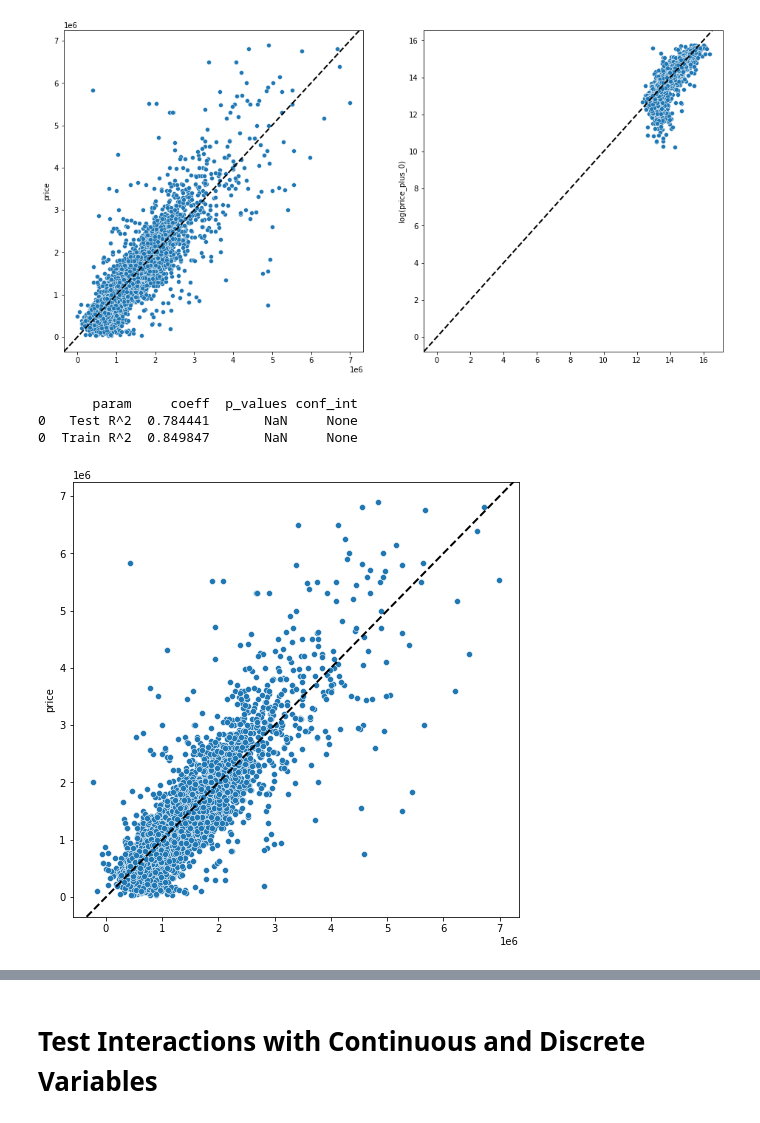
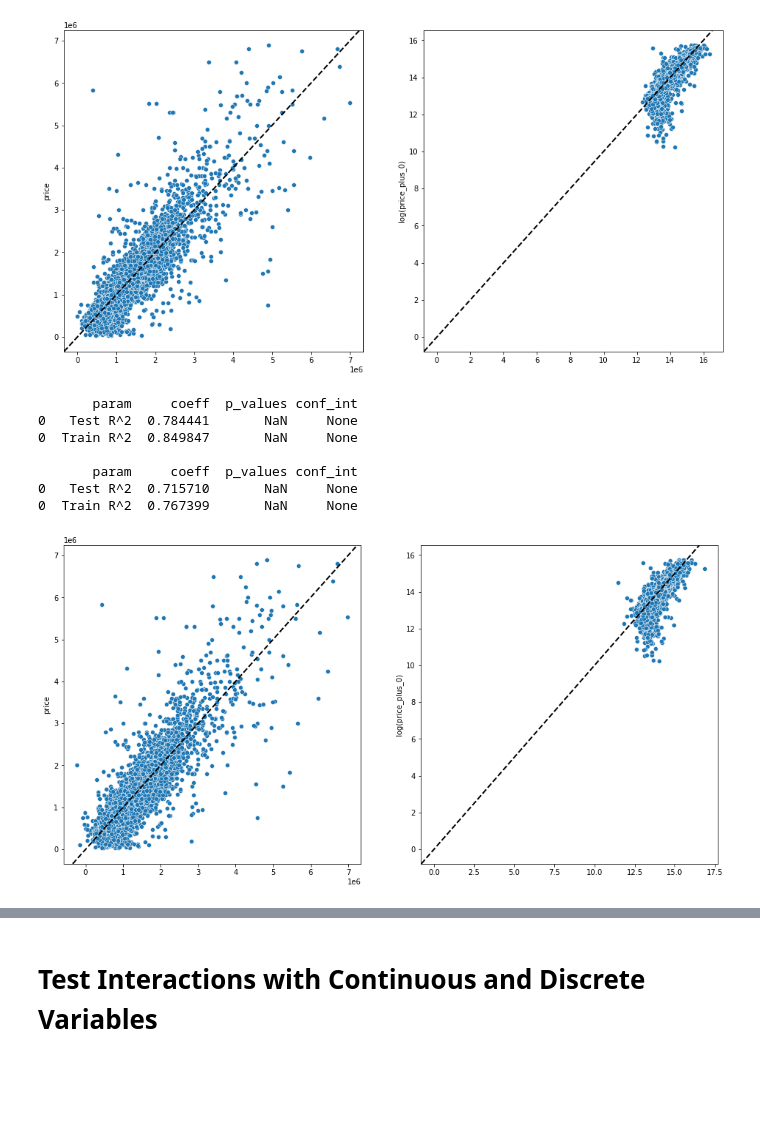
Before and after one commit to JoshuaGottlieb/King-County-Analysis, a Jupyter notebook: notebooks/Modeling.ipynb, the cells around one changed output, grey strips where cells are left out. Saved outputs shown, nothing was run; the diff lists cells and outputs as text; code cells hidden in the pictures; blank space fills up the shorter version.

```diff
--- a/notebooks/Modeling.ipynb
+++ b/notebooks/Modeling.ipynb
@@ -335,23 +335,30 @@ plot_residuals(y_pred_log, y_test_log, ax = ax[1])
 # %%
 # Test using all zipcode interactions with baseline variables
 # Test R^2 of 0.7844, better than baseline, but worse than just zip code interactions on binary or continous
 
 # Selects interactions with zip codes and features from baseline columns but not ordinal_ohes or containing log
 zipcode_interactions_baseline = [x for x in interactions if substring_from_list_in_string(baseline_columns, x)\
                                  and substring_from_list_in_string(zipcodes, x)\
                                  and not substring_from_list_in_string(ordinal_ohes, x) and 'log' not in x]
 
 X_col = get_unique_interactions(baseline_columns + zipcode_interactions_baseline)
-y_pred, df = run_linear_regression(X_train, y_train_norm, X_test, y_test_norm, X_col)
+y_pred_norm, df_norm = run_linear_regression(X_train, y_train_norm, X_test, y_test_norm, X_col)
+y_pred_log, df_log = run_linear_regression(X_train, y_train_log, X_test, y_test_log, X_col)
 
-print(df.iloc[:2])
+print(df_norm.iloc[:2], df_log.iloc[:2], sep = '\n\n')
 
-plot_residuals(y_pred, y_test_norm)
+fig, ax = plt.subplots(1, 2, figsize = (16, 8))
+plot_residuals(y_pred_norm, y_test_norm, ax = ax[0])
+plot_residuals(y_pred_log, y_test_log, ax = ax[1])
 # %% [output]
        param     coeff  p_values conf_int
 0   Test R^2  0.784441       NaN     None
 0  Train R^2  0.849847       NaN     None
+
+       param     coeff  p_values conf_int
+0   Test R^2  0.715710       NaN     None
+0  Train R^2  0.767399       NaN     None
-[figure, old version]
+[figure, new version]
 # %%
 # Test using one-hot encoding for ordinal variables
 # Test R^2 = 0.7900, slight improvement over ordinally encoded variables
```
Also changed, not shown: parts of 7 cells of this notebook.
